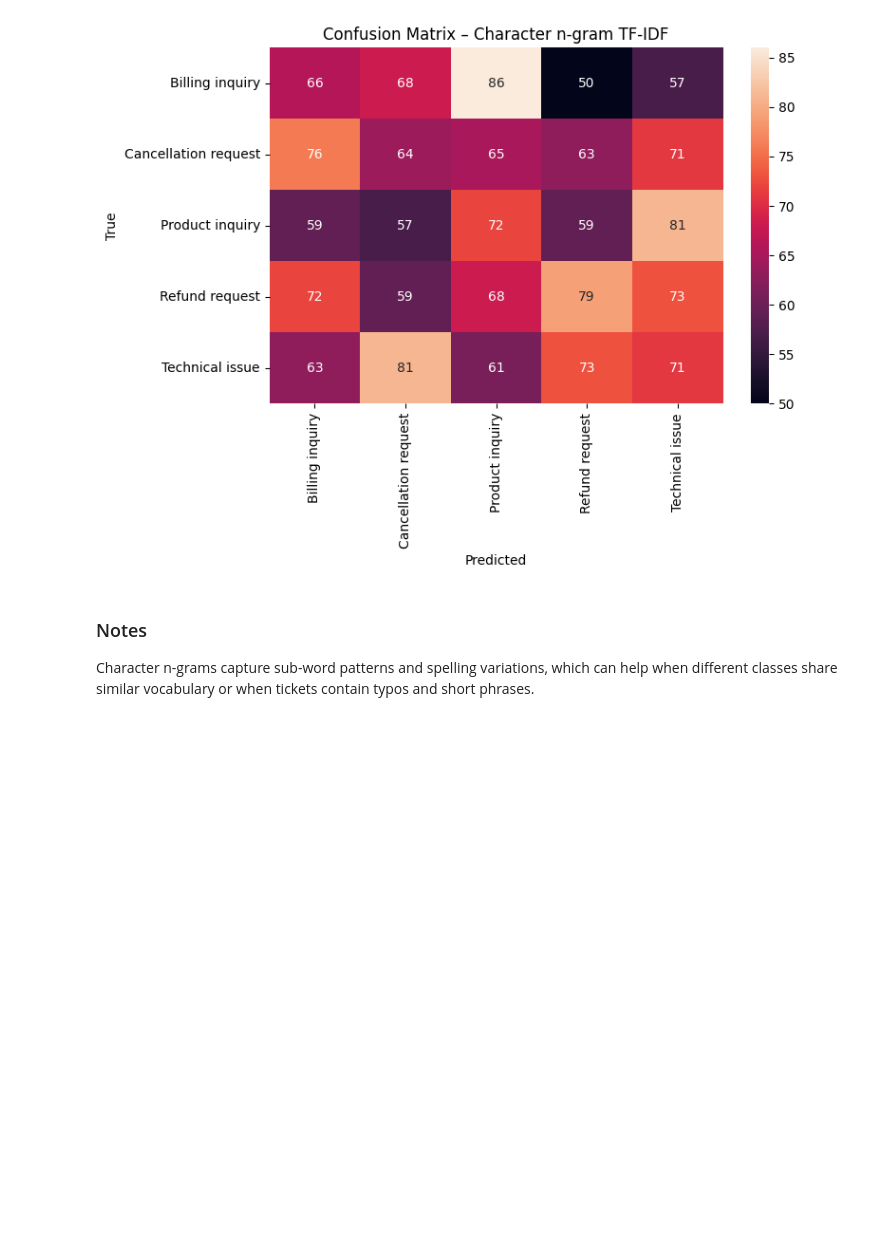
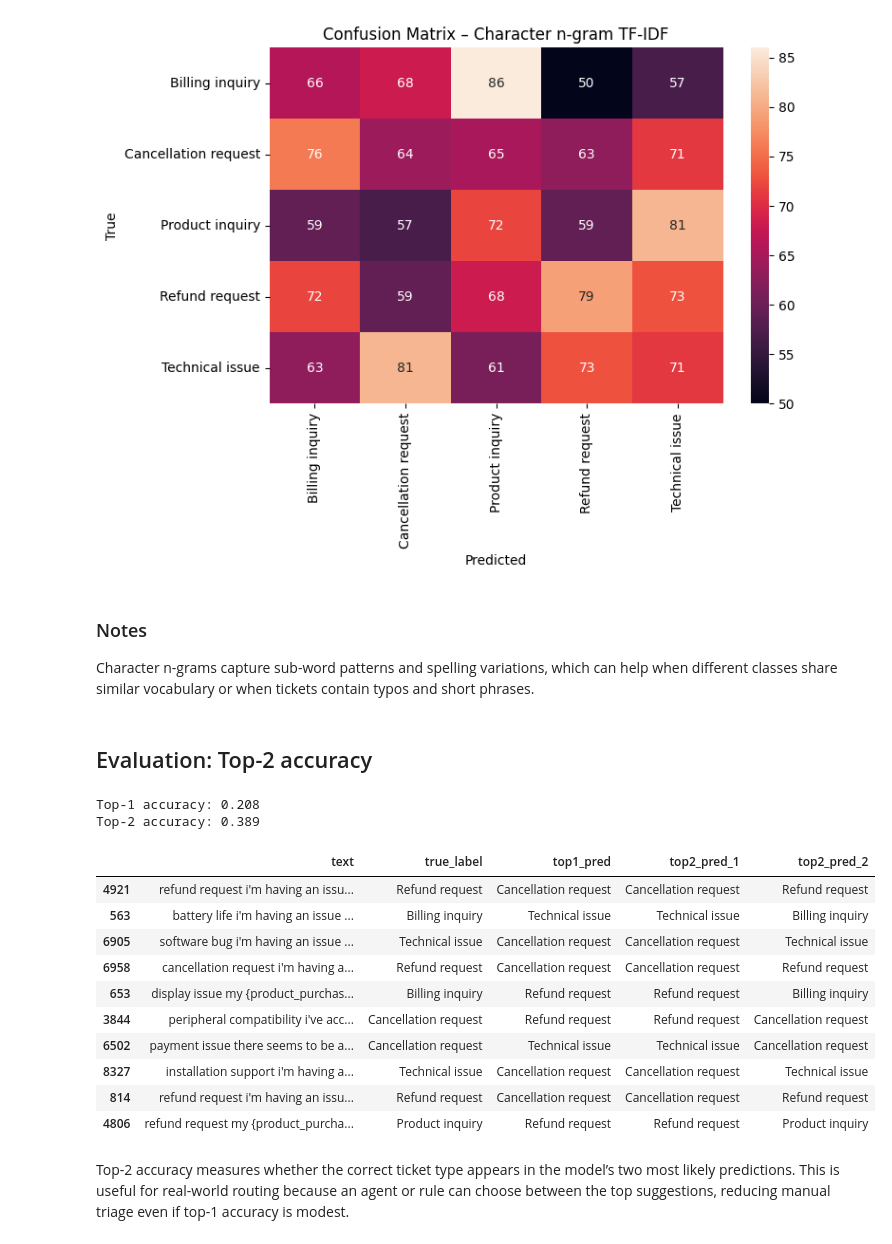
Before and after one commit to Grace-Ogunsanwo/customer-support-ticket-routing, a Jupyter notebook: notebooks/01_eda_and_text_preprocessing.ipynb, the cells around one changed output. Cells and saved outputs as stored; diff of their text form; code cells hidden in the pictures; blank space fills up the shorter version.

Commit message:
Add top-2 accuracy evaluation

```diff
--- a/notebooks/01_eda_and_text_preprocessing.ipynb
+++ b/notebooks/01_eda_and_text_preprocessing.ipynb
@@ -875,3 +875,59 @@ plt.show()
 # %% [markdown]
 ### Notes
 Character n-grams capture sub-word patterns and spelling variations, which can help when different classes share similar vocabulary or when tickets contain typos and short phrases.
+# %% [markdown]
+## Evaluation: Top-2 accuracy
+# %%
+import numpy as np
+
+proba = char_ngram_model.predict_proba(X_test_text)
+classes = char_ngram_model.classes_
+# %%
+top2_idx = np.argsort(proba, axis=1)[:, -2:]          # indices of top 2 probs
+top2_labels = classes[top2_idx]                      # convert indices to labels
+# %%
+y_true = np.array(y_test)
+
+top1_pred = classes[np.argmax(proba, axis=1)]
+top1_acc = (top1_pred == y_true).mean()
+
+top2_acc = np.array([
+    y_true[i] in top2_labels[i] for i in range(len(y_true))
+]).mean()
+
+print("Top-1 accuracy:", round(top1_acc, 3))
+print("Top-2 accuracy:", round(top2_acc, 3))
+# %% [output]
+Top-1 accuracy: 0.208
+Top-2 accuracy: 0.389
+# %%
+import pandas as pd
+
+results = pd.DataFrame({
+    "text": X_test_text,
+    "true_label": y_test,
+    "top1_pred": top1_pred,
+    "top2_pred_1": top2_labels[:, 1],
+    "top2_pred_2": top2_labels[:, 0]
+})
+
+helpful = results[(results["top1_pred"] != results["true_label"]) &
+                  ((results["true_label"] == results["top2_pred_1"]) |
+                   (results["true_label"] == results["top2_pred_2"]))]
+
+helpful.head(10)
+# %% [output]
+|  | text | true_label | top1_pred | top2_pred_1 | top2_pred_2 |
+| 4921 | refund request i'm having an issu... | Refund request | Cancellation request | Cancellation request | Refund request |
+| 563 | battery life i'm having an issue ... | Billing inquiry | Technical issue | Technical issue | Billing inquiry |
+| 6905 | software bug i'm having an issue ... | Technical issue | Cancellation request | Cancellation request | Technical issue |
+| 6958 | cancellation request i'm having a... | Refund request | Cancellation request | Cancellation request | Refund request |
+| 653 | display issue my {product_purchas... | Billing inquiry | Refund request | Refund request | Billing inquiry |
+| 3844 | peripheral compatibility i've acc... | Cancellation request | Refund request | Refund request | Cancellation request |
+| 6502 | payment issue there seems to be a... | Cancellation request | Technical issue | Technical issue | Cancellation request |
+| 8327 | installation support i'm having a... | Technical issue | Cancellation request | Cancellation request | Technical issue |
+| 814 | refund request i'm having an issu... | Refund request | Cancellation request | Cancellation request | Refund request |
+| 4806 | refund request my {product_purcha... | Product inquiry | Refund request | Refund request | Product inquiry |
+# %% [markdown]
+Top-2 accuracy measures whether the correct ticket type appears in the model’s two most likely predictions.
+This is useful for real-world routing because an agent or rule can choose between the top suggestions, reducing manual triage even if top-1 accuracy is modest.
```
